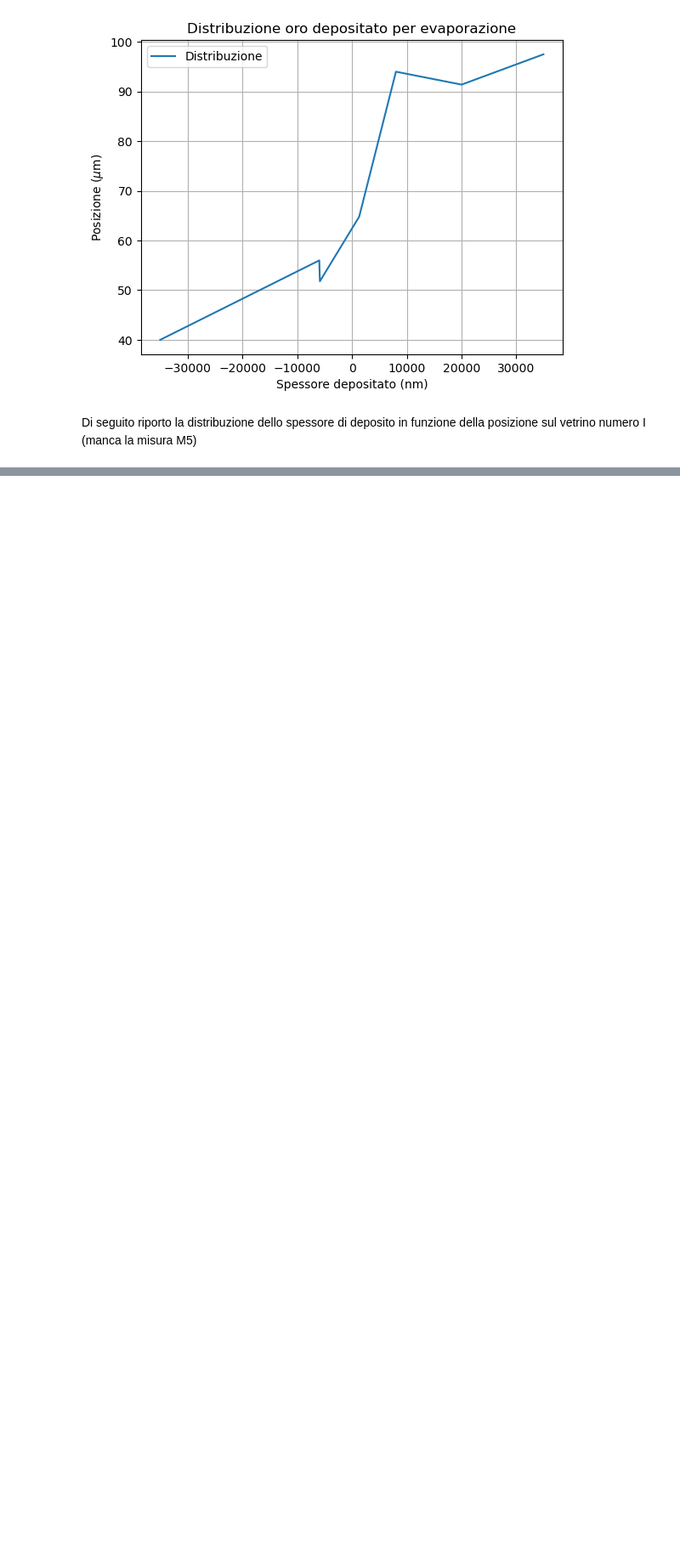
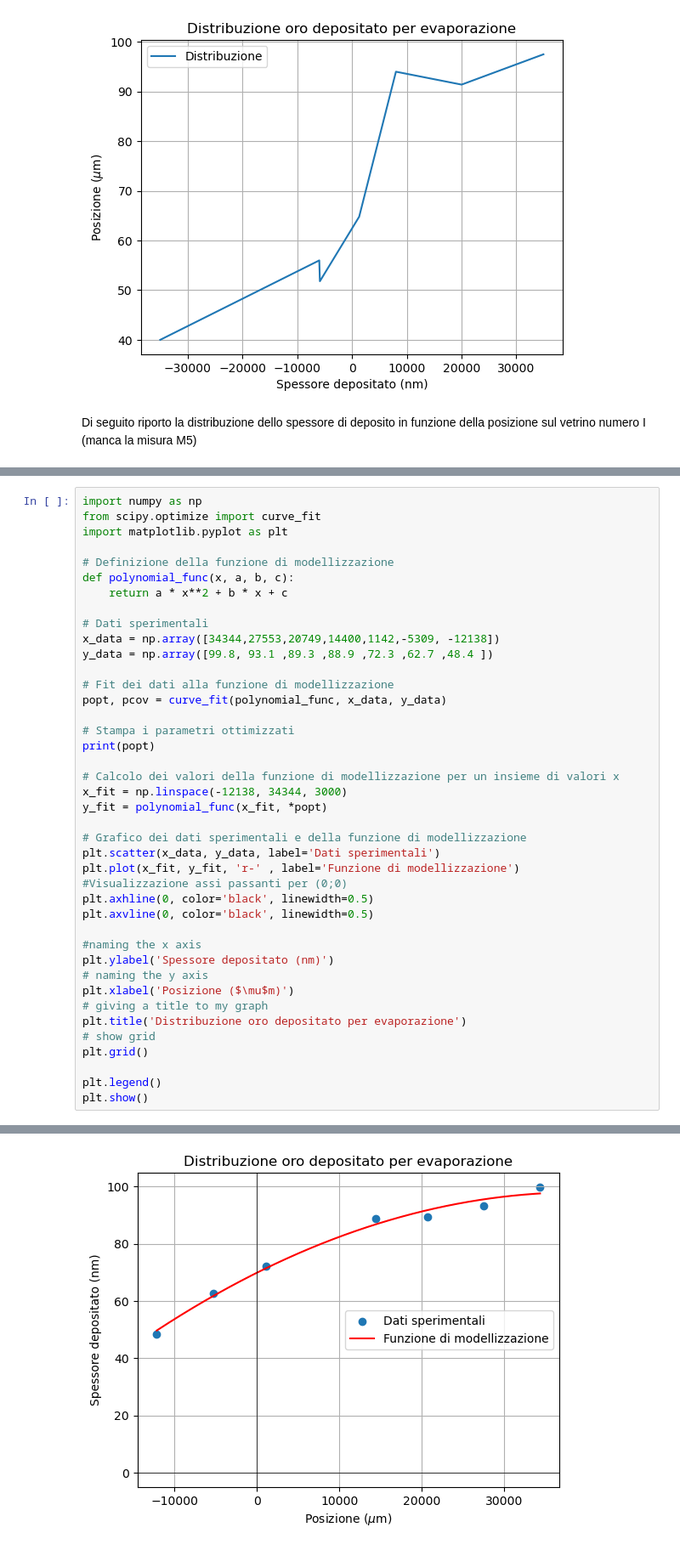
Before and after one commit to RandDouble/lab_mat, a Jupyter notebook: grafici_spettri.ipynb, the cells around one changed output, grey strips where cells are left out. Shown at 85% size. Saved outputs shown, nothing was run; the diff lists cells and outputs as text; blank space fills up the shorter version.

Commit message:
Modifiche da controllare insieme

```diff
--- a/grafici_spettri.ipynb
+++ b/grafici_spettri.ipynb
@@ -260,0 +294,42 @@ plt.show()
+# %%
+import numpy as np
+from scipy.optimize import curve_fit
+import matplotlib.pyplot as plt
+
+# Definizione della funzione di modellizzazione
+def polynomial_func(x, a, b, c):
+    return a * x**2 + b * x + c
+
+# Dati sperimentali
+x_data = np.array([34344,27553,20749,14400,1142,-5309, -12138])
+y_data = np.array([99.8, 93.1 ,89.3 ,88.9 ,72.3 ,62.7 ,48.4 ])
+
+# Fit dei dati alla funzione di modellizzazione
+popt, pcov = curve_fit(polynomial_func, x_data, y_data)
+
+# Stampa i parametri ottimizzati
+print(popt)
+
+# Calcolo dei valori della funzione di modellizzazione per un insieme di valori x
+x_fit = np.linspace(-12138, 34344, 3000)
+y_fit = polynomial_func(x_fit, *popt)
+
+# Grafico dei dati sperimentali e della funzione di modellizzazione
+plt.scatter(x_data, y_data, label='Dati sperimentali')
+plt.plot(x_fit, y_fit, 'r-' , label='Funzione di modellizzazione')
+#Visualizzazione assi passanti per (0;0)
+plt.axhline(0, color='black', linewidth=0.5)
+plt.axvline(0, color='black', linewidth=0.5)
+
+#naming the x axis
+plt.ylabel('Spessore depositato (nm)')
+# naming the y axis
+plt.xlabel('Posizione ($\mu$m)')
+# giving a title to my graph
+plt.title('Distribuzione oro depositato per evaporazione')
+# show grid
+plt.grid()
+
+plt.legend()
+plt.show()
+# %% [output]
@@ -260,0 +337 @@ plt.show()
+[figure, added]
```
Also changed, not shown: parts of 5 cells of this notebook, 1 other file.
